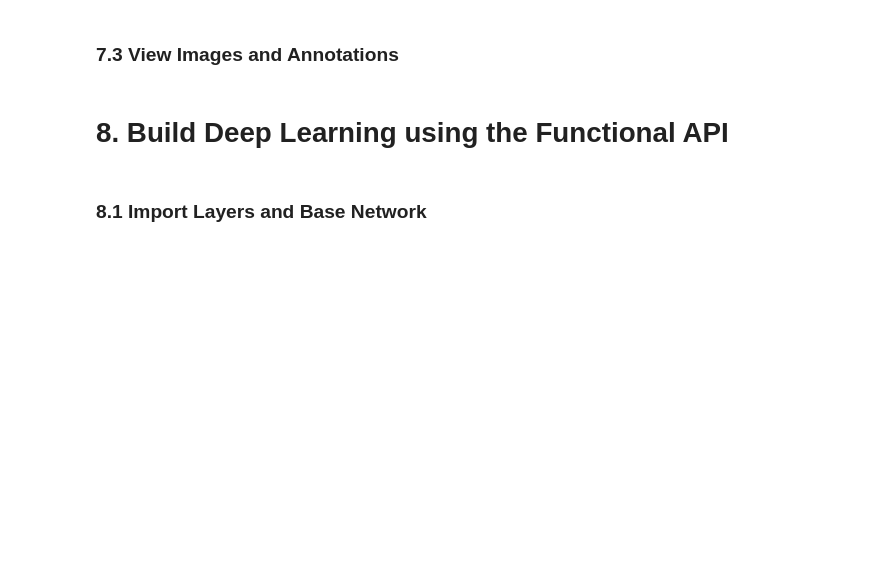
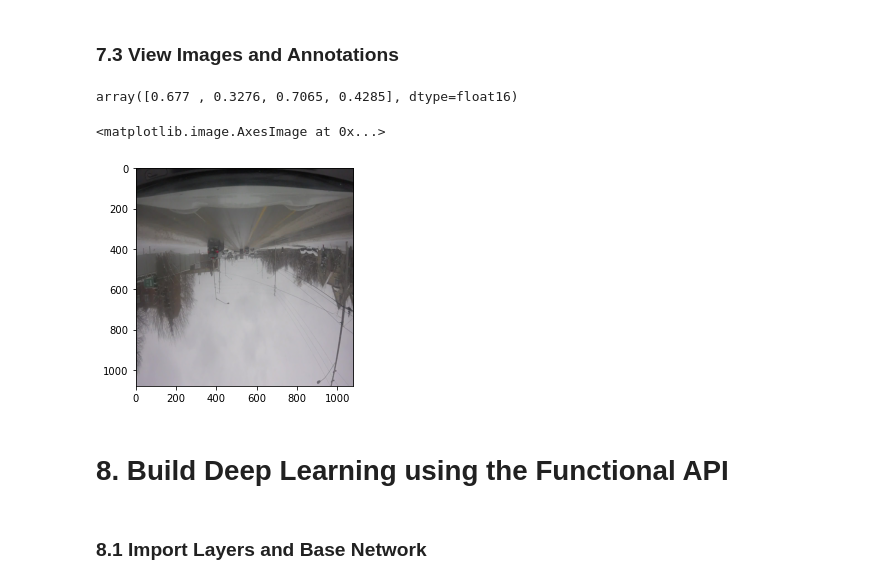
Before and after one commit to Deshan-salitha/pedestrian, a Jupyter notebook: pedestrian.ipynb, the cells around one changed output. Cells and saved outputs as stored; diff of their text form; code cells hidden in the pictures; blank space fills up the shorter version.

```diff
--- a/pedestrian.ipynb
+++ b/pedestrian.ipynb
@@ -165,3 +209,8 @@ train_images = train_images.map(lambda x: x/255)
+# %%
+train_images = tf.data.Dataset.list_files('aug_data\\ts\\images\\*.jpg', shuffle=False)
+train_images = train_images.map(load_image)
+train_images = train_images.map(lambda x: tf.image.resize(x, (1080,1080)))
+train_images = train_images.map(lambda x: x/255)
 # %%
 test_images = tf.data.Dataset.list_files('aug_data\\test\\images\\*.jpg', shuffle=False)
 test_images = test_images.map(load_image)
@@ -212,3 +262,6 @@ train_labels = train_labels.map(lambda x: tf.py_function(load_labels, [x], [tf.u
+# %%
+train_labels = tf.data.Dataset.list_files('aug_data\\ts\\labels\\*.json', shuffle=False)
+train_labels = train_labels.map(lambda x: tf.py_function(load_labels, [x], [tf.uint8, tf.float16]))
 # %%
 test_labels = tf.data.Dataset.list_files('aug_data\\test\\labels\\*.json', shuffle=False)
 test_labels = test_labels.map(lambda x: tf.py_function(load_labels, [x], [tf.uint8, tf.float16]))
@@ -255,5 +311,7 @@ data_samples = train.as_numpy_iterator()
 # %%
 res = data_samples.next()
 # %%
-# res
+res[1][1][0]
+# %% [output]
+array([0.677 , 0.3276, 0.7065, 0.4285], dtype=float16)
 # %%
@@ -269,5 +332,24 @@ for idx in range(2):
 
 #     ax[idx].imshow(sample_image)
+# %%
+idx=0
+sample_image = res[0][idx]
+# print(sample_image)
+sample_coords = res[1][1][idx]
+# print(np.multiply(sample_coords[:2], [1920,1080]).astype(int))
+# cv2.rectangle(sample_image,
+#               (290.8, 219.6),
+#               (311 , 391),
+#                     (255,0,0), 2)
+cv2.rectangle(sample_image,
+              tuple(np.multiply(sample_coords[:2], [1920,1080]).astype(int)),
+              tuple(np.multiply(sample_coords[2:], [1920,1080]).astype(int)),
+              (255,0,0), 1)
+
+plt.imshow(sample_image)
+# %% [output]
+<matplotlib.image.AxesImage at 0x...>
+[figure, added]
 # %% [markdown]
 # 8. Build Deep Learning using the Functional API
 # %% [markdown]
```
Also changed, not shown: parts of 42 cells of this notebook.
